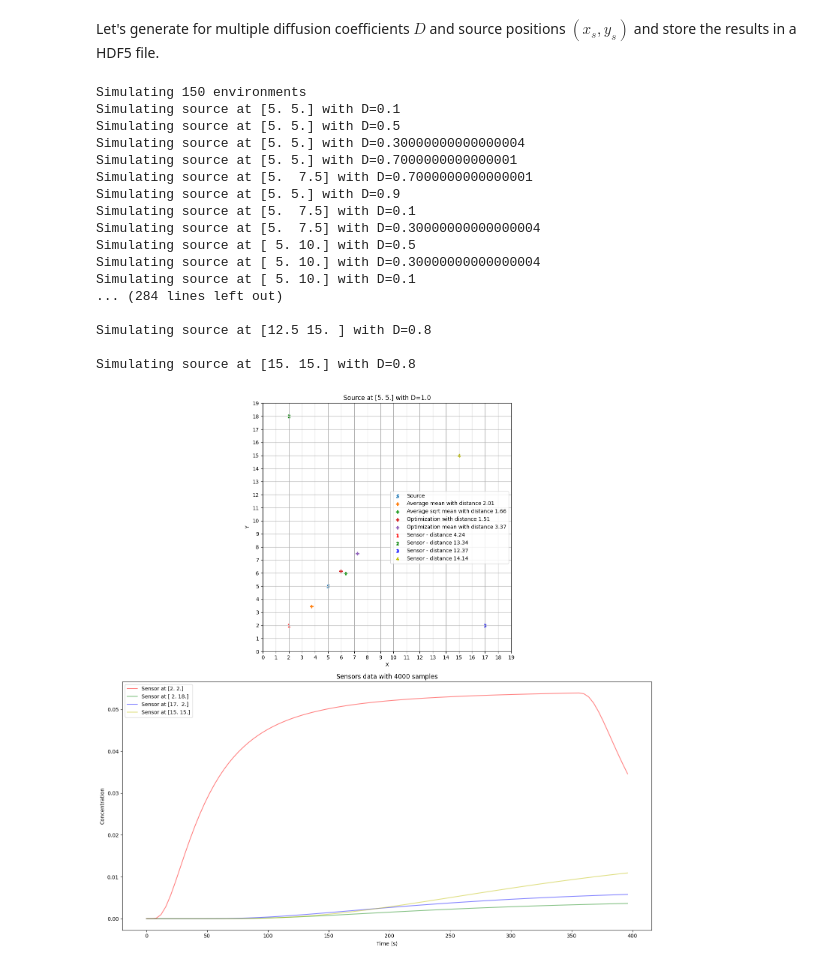
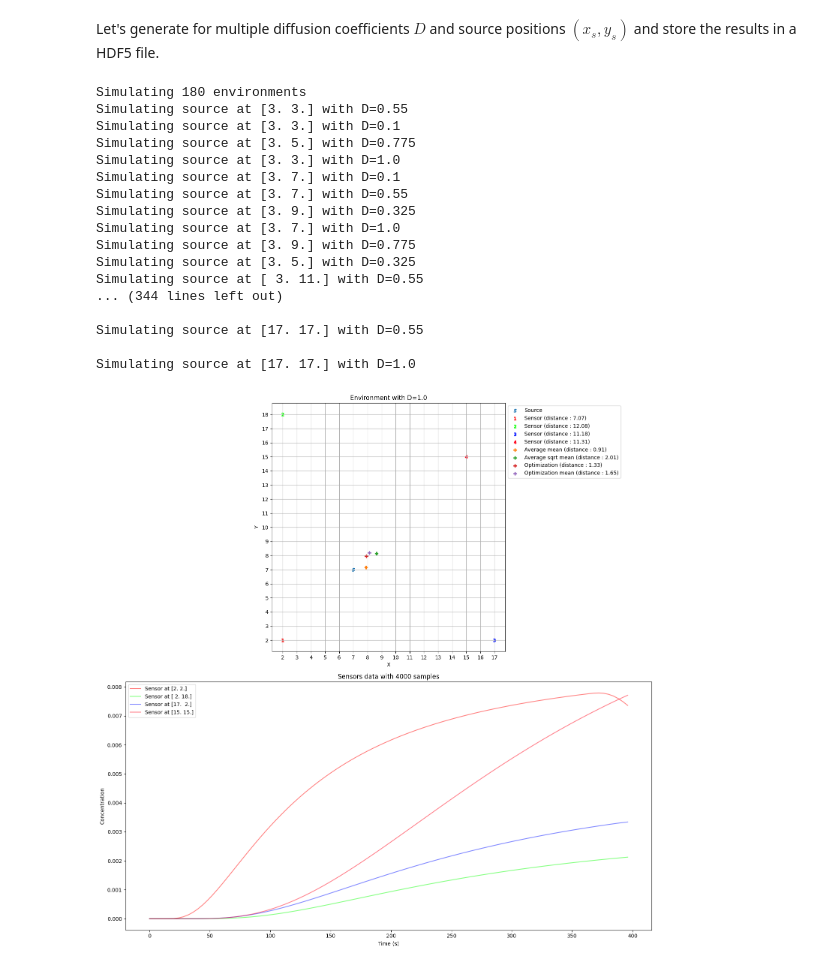
Before and after one commit to AlixANNERAUD/Odor_localization, a Jupyter notebook: Simulation/Simulation.ipynb, the cells around one changed output. Drawn from its saved outputs; the diff is of its cells as text; code cells hidden in the pictures.

```diff
--- a/Simulation/Simulation.ipynb
+++ b/Simulation/Simulation.ipynb
@@ -726,9 +750,9 @@ sensors_coordinates = np.array([
 ])
 
 # - Prepare the arguments list for the simulation with different environments (source positions and diffusion coefficients)
-for source_coordinates in combinations_with_replacement(np.linspace(5, 15, 5), 2):
+for source_coordinates in combinations_with_replacement(np.linspace(3, 17, 8), 2):
     source_coordinates = np.array(source_coordinates)
-    for D in np.linspace(0.1, 1, 10):
+    for D in np.linspace(0.1, 1, 5):
         # Add the arguments to the list
         arguments_list.append((source_coordinates, D, environment_index, sensors_coordinates))
 
@@ -741,20 +765,20 @@ print(f"Simulating {len(arguments_list)} environments")
 with Pool(cpu_count()) as pool:
     raw_training_data = pool.starmap(simulate_environment, arguments_list)
 # %% [output]
-Simulating 150 environments
-Simulating source at [5. 5.] with D=0.1
-Simulating source at [5. 5.] with D=0.5
-Simulating source at [5. 5.] with D=0.30000000000000004
-Simulating source at [5. 5.] with D=0.7000000000000001
-Simulating source at [5.  7.5] with D=0.7000000000000001
-Simulating source at [5. 5.] with D=0.9
-Simulating source at [5.  7.5] with D=0.1
-Simulating source at [5.  7.5] with D=0.30000000000000004
-Simulating source at [ 5. 10.] with D=0.5
-Simulating source at [ 5. 10.] with D=0.30000000000000004
-Simulating source at [ 5. 10.] with D=0.1
-... (284 lines left out)
+Simulating 180 environments
+Simulating source at [3. 3.] with D=0.55
+Simulating source at [3. 3.] with D=0.1
+Simulating source at [3. 5.] with D=0.775
+Simulating source at [3. 3.] with D=1.0
+Simulating source at [3. 7.] with D=0.1
+Simulating source at [3. 7.] with D=0.55
+Simulating source at [3. 9.] with D=0.325
+Simulating source at [3. 7.] with D=1.0
+Simulating source at [3. 9.] with D=0.775
+Simulating source at [3. 5.] with D=0.325
+Simulating source at [ 3. 11.] with D=0.55
+... (344 lines left out)
 
-Simulating source at [12.5 15. ] with D=0.8
+Simulating source at [17. 17.] with D=0.55
 
-Simulating source at [15. 15.] with D=0.8
+Simulating source at [17. 17.] with D=1.0
@@ -831,7 +830,7 @@ def locate_average(positions, weights):
 
     return source_coordinates.flatten()
 # %%
-def locate_optimization2(positions, values, D, t_c):
+def locate_optimization(positions, values, D, t_c):
 
     if positions.shape[0] != values.shape[0]:
         raise ValueError("The positions and values should have the same length")
@@ -840,83 +839,71 @@ def locate_optimization2(positions, values, D, t_c):
 
     combinations = list(itertools.permutations(range(values.shape[0]), 2))
 
-    def concentration_prediction(x_1, y_1, x_2, y_2, x_s, y_s, D, t_c, t_0):
-        r_1 = np.sqrt((x_1 - x_s)**2 + (y_1 - y_s)**2)
-        r_2 = np.sqrt((x_2 - x_s)**2 + (y_2 - y_s)**2)
+    def concentration_ratio_prediction(x_1, y_1, x_2, y_2, x_s, y_s, D, t_c, t_0):
+        r_1 = (x_1 - x_s)**2 + (y_1 - y_s)**2
+        r_2 = (x_2 - x_s)**2 + (y_2 - y_s)**2
 
         t = t_c - t_0
 
-        return np.exp(((r_2**2) - (r_1**2))/(4*D*t))
+        return np.exp((r_2 - r_1)/(4*D*t))
 
     def residuals(params, combinations, positions, values, D, t_c):
         x_s, y_s, t_0 = params
 
         t = t_c - t_0
 
-        predicted = []
-        real = []
+        predicted = np.zeros(len(combinations))
+        real = np.zeros_like(predicted)
 
-        for i_1, i_2 in combinations:
-
+        for i, (i_1, i_2) in enumerate(combinations):
             x_1, y_1 = positions[i_1]
             x_2, y_2 = positions[i_2]
 
-            y = values[i_1] / values[i_2]
-
-            predicted.append(concentration_prediction(x_1, y_1, x_2, y_2, x_s, y_s, D, t_c, t_0))
-            real.append(y)
-
-        predicted = np.array(predicted)
-        real = np.array(real)
-
-        #print(np.linalg.norm(predicted - real))
+            real[i] = values[i_1] / values[i_2]
+            predicted[i] = concentration_ratio_prediction(x_1, y_1, x_2, y_2, x_s, y_s, D, t_c, t_0)
 
         return np.sum(np.linalg.norm(predicted - real))
 
-    initial_position = locate_average(positions, np.sqrt(values))
+    initial_guess = np.append(locate_average(positions, np.sqrt(values)), 0)  # [x_s, y_s, t_0]
 
-    #print(f'Initial position: {initial_position}')
-
-    initial_guess = np.append(initial_position, 0)  # [x_s, y_s, t_0]
-
-    result = minimize(residuals, initial_guess, args=(combinations, positions, values, D, t_c))
+    result = minimize(residuals, initial_guess, args=(combinations, positions, values, D, t_c), method='Nelder-Mead')
 
     return result.x
 # %%
-current_environment = raw_training_data[9]
+current_environment = raw_training_data[79]
 
 
 positions = np.array([sensor['real_coordinates'] for sensor in current_environment['sensors']])
 grid_positions = np.array([sensor['grid_coordinates'] for sensor in current_environment['sensors']])
 
 values = np.array([sensor['data']['value'] for sensor in current_environment['sensors']])
 values_mean = values.mean(axis=1)
 
 distances = np.linalg.norm(positions - current_environment['source_coordinates'], axis=1)
 
 
 
 locate_average1 = np.array([locate_average(positions, values[:,i]) for i in range(values.shape[1])])
 locate_average_mean = locate_average(positions, values_mean)
 locate_average3 = np.array([locate_average(positions, np.sqrt(values[:,i])) for i in range(values.shape[1])])
 locate_average_sqrt_mean = locate_average(positions, np.sqrt(values_mean))
 
 predicted_sources_coordinates = {}
 combinations_with_replacement
-index = 1000
+index = 2000
 
 
 #predicted_sources_coordinates['Average'] = locate_average1[index]
 predicted_sources_coordinates['Average mean'] = locate_average_mean
 #predicted_sources_coordinates['Average sqrt'] = locate_average3[index]
 predicted_sources_coordinates['Average sqrt mean'] = locate_average_sqrt_mean
-predicted_sources_coordinates['Optimization'] = locate_optimization2(positions, values[:, index], current_environment['diffusion_coefficient'], index / 10)[0:2]
+predicted_sources_coordinates['Optimization'] = locate_optimization(positions, values[:, index], current_environment['diffusion_coefficient'], index / 10)[0:2]
 predicted_sources_coordinates['Optimization mean'] = locate_optimization2(positions, values_mean, current_environment['diffusion_coefficient'], 4000 / 20)[0:2]
 
 #predicted_sources_coordinates['Delaunay sqrt'] = locate_delaunay(positions, np.sqrt(values.mean(axis=1)))
 #predicted_sources_coordinates['Delaunay 1/sqrt'] = locate_delaunay(positions, 1/np.sqrt(values.mean(axis=1)))
 
 
 plot_environment(current_environment, predicted_sources_coordinates)
 # %% [output]
-[figure, old version]
+[figure, new version]
```
Also changed, not shown: parts of 9 cells of this notebook.
